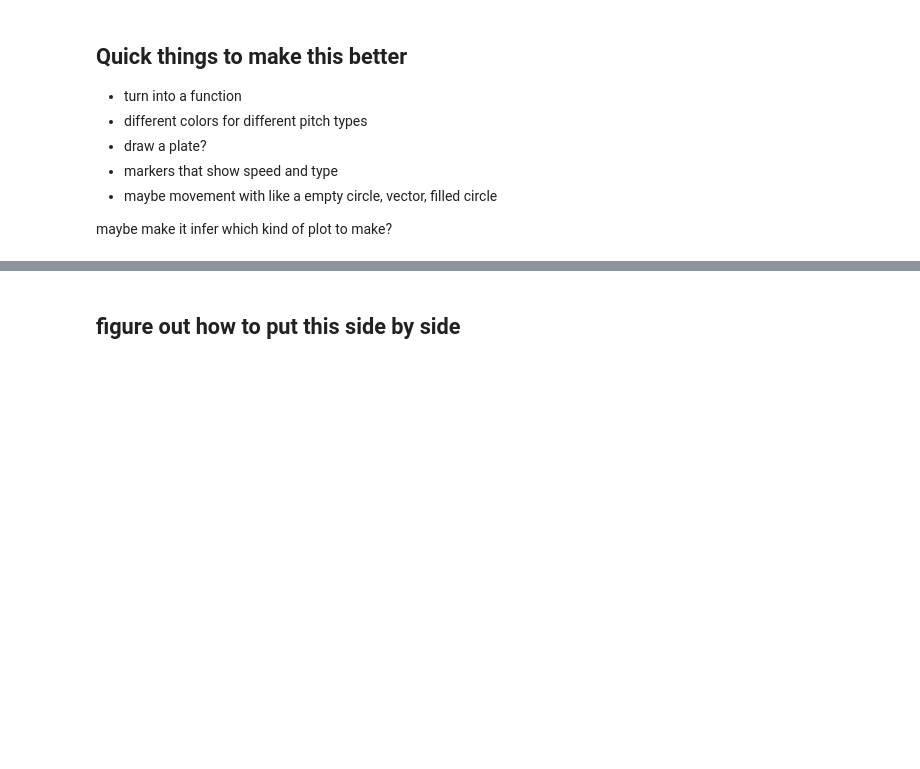
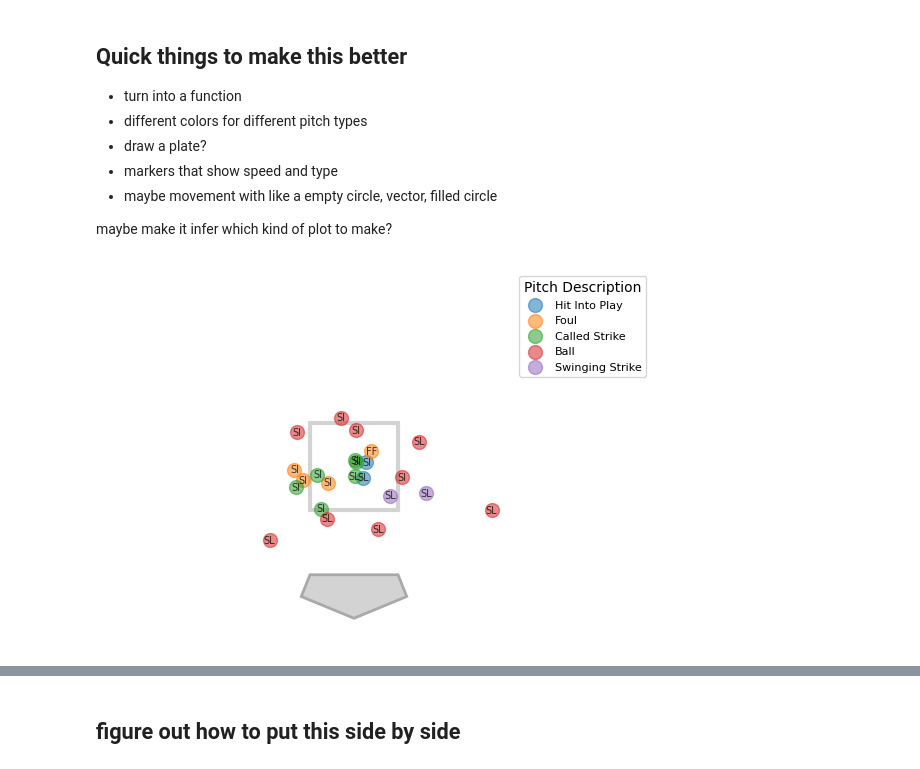
Before and after one commit to nicholson2208/three-true-outcomes, a Jupyter notebook: plotting.ipynb, the cells around one changed output, grey strips where cells are left out. Cells and saved outputs as stored; diff of their text form; code cells hidden in the pictures; blank space fills up the shorter version.

```diff
--- a/plotting.ipynb
+++ b/plotting.ipynb
@@ -230,8 +269,10 @@ def plot_strike_zone(pitch_df: pd.DataFrame, title: str = '', colorby: str = 'pi
 
     #return ax
 # %%
-all_pitches = df[df["pitcher"] == 664285]
+all_pitches = df[df["pitcher"] == 657044]
 
 plot_strike_zone(all_pitches, colorby = 'description', annotation = "pitch_type")
+# %% [output]
+[figure, added]
 # %%
 plot_strike_zone(df.iloc[:20], colorby = 'events', annotation = "launch_speed")
```
Also changed, not shown: parts of 32 cells of this notebook, 13 other files.
